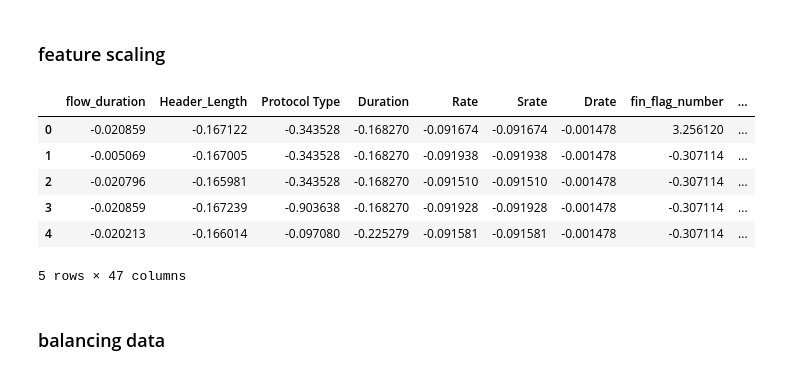
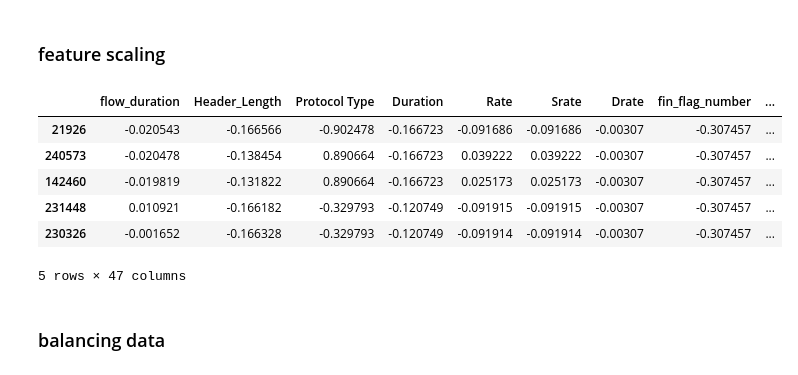
Before and after one commit to ArmitaKia/xai-xgboost-project, a Jupyter notebook: cleaning-data.ipynb, the cells around one changed output. Drawn from its saved outputs; the diff is of its cells as text; code cells hidden in the pictures.

```diff
--- a/cleaning-data.ipynb
+++ b/cleaning-data.ipynb
@@ -17,7 +17,7 @@ folder_path = './ciciot-dataset-partial'
 all_files = glob.glob(os.path.join(folder_path, "*.csv"))
 
 # Randomly select 5 files from the list
-selected_files = random.sample(all_files, 2)
+selected_files = random.sample(all_files, 1)
 
 print("Selected files:")
 for f in selected_files:
@@ -67,6 +68,10 @@ from sklearn.preprocessing import LabelEncoder
 df.replace([np.inf, -np.inf], np.nan, inplace=True)
 
 # 2. Drop rows with missing values (NaN)
+for col in df.columns:
+    if col != 'label':
+        df[col] = pd.to_numeric(df[col], errors='coerce')
+
 df.dropna(inplace=True)
 
 # 3. Encode the target 'label' column to numbers
@@ -112,35 +170,35 @@ Label Encoding Mapping:
 ### feature scaling
 # %%
 from sklearn.preprocessing import StandardScaler
+import pandas as pd
 
-# Define the target column so we don't scale it
-target_col = 'label'
-
-# Separate features (X) and target (y)
-X = df.drop(columns=[target_col])
-y = df[target_col]
-
-# Initialize the scaler
+# Initialize scaler
 scaler = StandardScaler()
 
-# Fit the scaler to the features and transform them
-X_scaled = scaler.fit_transform(X)
+# Fit only on training data, then transform both train and test
+X_train_scaled = scaler.fit_transform(X_train)
+X_test_scaled = scaler.transform(X_test)
 
-# Convert the scaled array back to a Pandas DataFrame
-df_scaled = pd.DataFrame(X_scaled, columns=X.columns, index=df.index)
+# Convert back to DataFrame
+X_train_scaled = pd.DataFrame(X_train_scaled, columns=X_train.columns, index=X_train.index)
+X_test_scaled = pd.DataFrame(X_test_scaled, columns=X_test.columns, index=X_test.index)
 
-# Re-attach the label column
-df_scaled[target_col] = y
+# Re-attach labels
+df_train_scaled = X_train_scaled.copy()
+df_train_scaled['label'] = y_train
 
-# Display the scaled data
-df_scaled.head()
+df_test_scaled = X_test_scaled.copy()
+df_test_scaled['label'] = y_test
+
+# Display scaled training data
+df_train_scaled.head()
 # %% [output]
 |  | flow_duration | Header_Length | Protocol Type | Duration | Rate | Srate | Drate | fin_flag_number | ... |
-| 0 | -0.020859 | -0.167122 | -0.343528 | -0.168270 | -0.091674 | -0.091674 | -0.001478 | 3.256120 | ... |
-| 1 | -0.005069 | -0.167005 | -0.343528 | -0.168270 | -0.091938 | -0.091938 | -0.001478 | -0.307114 | ... |
-| 2 | -0.020796 | -0.165981 | -0.343528 | -0.168270 | -0.091510 | -0.091510 | -0.001478 | -0.307114 | ... |
-| 3 | -0.020859 | -0.167239 | -0.903638 | -0.168270 | -0.091928 | -0.091928 | -0.001478 | -0.307114 | ... |
-| 4 | -0.020213 | -0.166014 | -0.097080 | -0.225279 | -0.091581 | -0.091581 | -0.001478 | -0.307114 | ... |
+| 21926 | -0.020543 | -0.166566 | -0.902478 | -0.166723 | -0.091686 | -0.091686 | -0.00307 | -0.307457 | ... |
+| 240573 | -0.020478 | -0.138454 | 0.890664 | -0.166723 | 0.039222 | 0.039222 | -0.00307 | -0.307457 | ... |
+| 142460 | -0.019819 | -0.131822 | 0.890664 | -0.166723 | 0.025173 | 0.025173 | -0.00307 | -0.307457 | ... |
+| 231448 | 0.010921 | -0.166182 | -0.329793 | -0.120749 | -0.091915 | -0.091915 | -0.00307 | -0.307457 | ... |
+| 230326 | -0.001652 | -0.166328 | -0.329793 | -0.120749 | -0.091914 | -0.091914 | -0.00307 | -0.307457 | ... |
 5 rows × 47 columns
 # %% [markdown]
 ### balancing data
```
Also changed, not shown: parts of 16 cells of this notebook.
